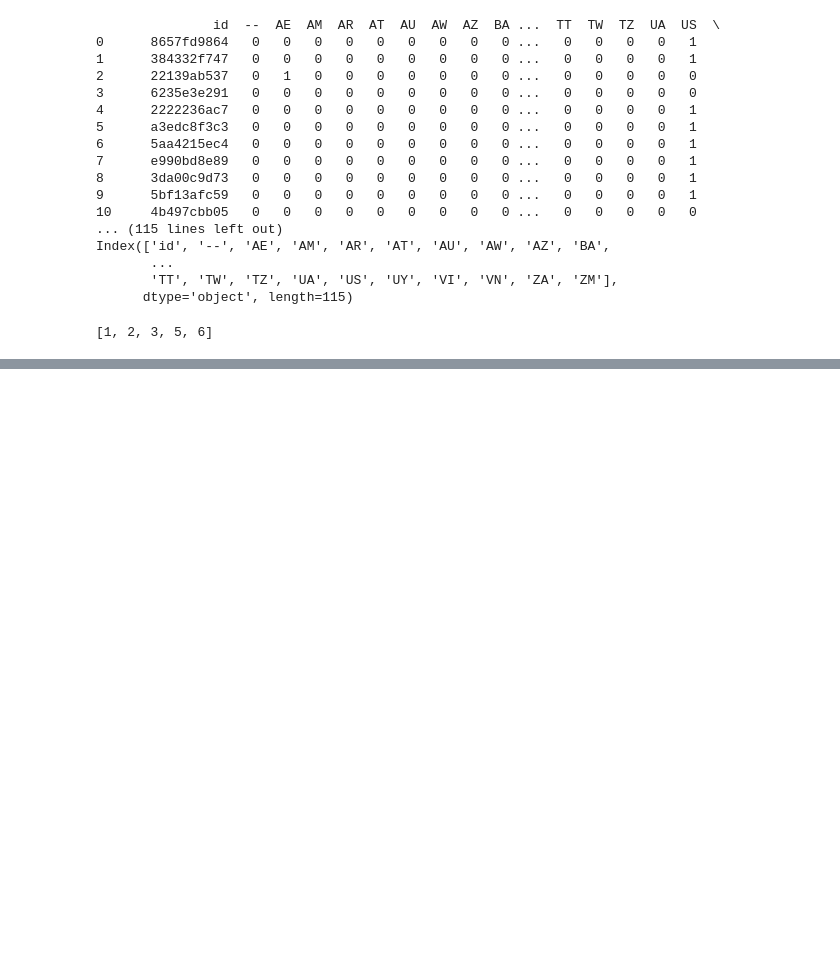
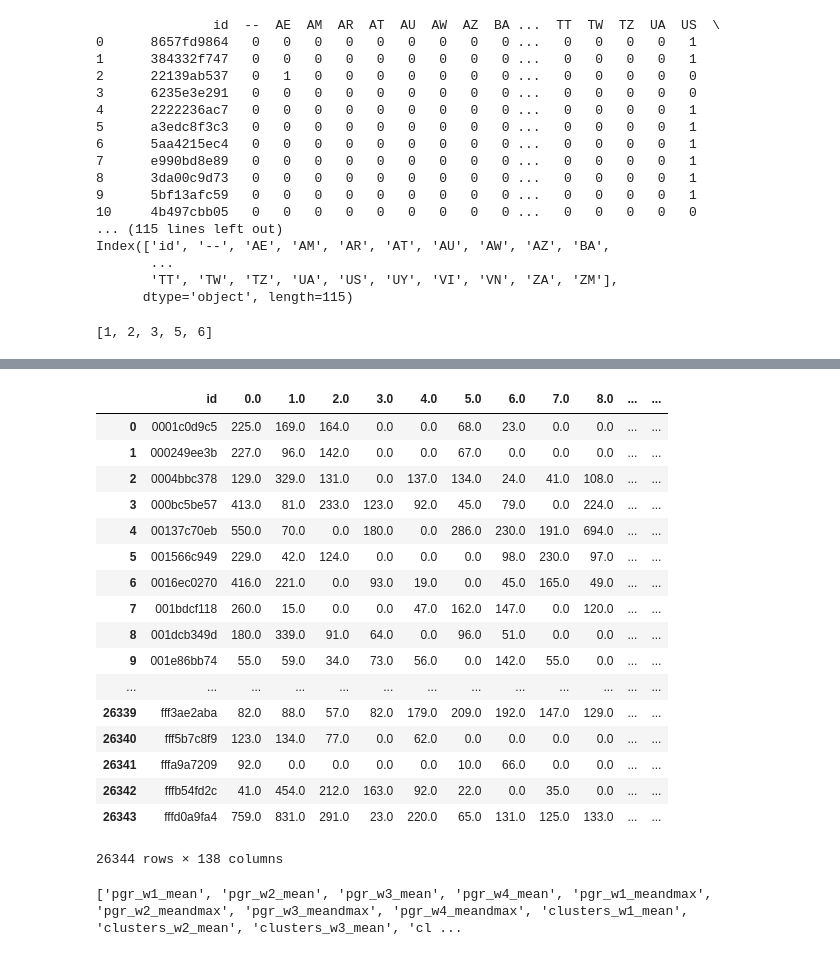
Before and after one commit to aakogtenkov/wg_summer_practice, a Jupyter notebook: main.ipynb, the cells around one changed output, grey strips where cells are left out. Saved outputs shown, nothing was run; the diff lists cells and outputs as text; code cells hidden in the pictures; blank space fills up the shorter version.

```diff
--- a/main.ipynb
+++ b/main.ipynb
@@ -463,22 +495,23 @@ dau_pact_table['w1_played'] = dau_pact_table[[3.0, 4, 5, 6, 7, 8, 9]].count(1)
 dau_pact_table['w2_played'] = dau_pact_table[[10.0, 11, 12, 13, 14, 15, 16]].count(1)
 dau_pact_table['w3_played'] = dau_pact_table[[17.0, 18, 19, 20, 21, 22, 23]].count(1)
 dau_pact_table['w4_played'] = dau_pact_table[[24.0, 25, 26, 27, 28, 29, 30]].count(1)
-dau_pact_table['w1_max'] = dau_pact_table[[3.0, 4, 5, 6, 7, 8, 9]].replace('NaN', 0).max(1)
-dau_pact_table['w2_max'] = dau_pact_table[[10.0, 11, 12, 13, 14, 15, 16]].replace('NaN', 0).max(1)
-dau_pact_table['w3_max'] = dau_pact_table[[17.0, 18, 19, 20, 21, 22, 23]].replace('NaN', 0).max(1)
-dau_pact_table['w4_max'] = dau_pact_table[[24.0, 25, 26, 27, 28, 29, 30]].replace('NaN', 0).max(1)
-dau_pact_table['w1_mean'] = dau_pact_table[[3.0, 4, 5, 6, 7, 8, 9]].replace('NaN', 0).mean(1)
-dau_pact_table['w2_mean'] = dau_pact_table[[10.0, 11, 12, 13, 14, 15, 16]].replace('NaN', 0).mean(1)
-dau_pact_table['w3_mean'] = dau_pact_table[[17.0, 18, 19, 20, 21, 22, 23]].replace('NaN', 0).mean(1)
-dau_pact_table['w4_mean'] = dau_pact_table[[24.0, 25, 26, 27, 28, 29, 30]].replace('NaN', 0).mean(1)
-dau_pact_table['w1_meandmax'] = (dau_pact_table['w1_mean'] / dau_pact_table['w1_max']).replace('NaN', 0)
-dau_pact_table['w2_meandmax'] = (dau_pact_table['w2_mean'] / dau_pact_table['w2_max']).replace('NaN', 0)
-dau_pact_table['w3_meandmax'] = (dau_pact_table['w3_mean'] / dau_pact_table['w3_max']).replace('NaN', 0)
-dau_pact_table['w4_meandmax'] = (dau_pact_table['w4_mean'] / dau_pact_table['w4_max']).replace('NaN', 0)
+#dau_pact_table['w1_max'] = dau_pact_table[[3.0, 4, 5, 6, 7, 8, 9]].replace('NaN', 0).max(1)
+#dau_pact_table['w2_max'] = dau_pact_table[[10.0, 11, 12, 13, 14, 15, 16]].replace('NaN', 0).max(1)
+#dau_pact_table['w3_max'] = dau_pact_table[[17.0, 18, 19, 20, 21, 22, 23]].replace('NaN', 0).max(1)
+#dau_pact_table['w4_max'] = dau_pact_table[[24.0, 25, 26, 27, 28, 29, 30]].replace('NaN', 0).max(1)
+#dau_pact_table['w1_mean'] = dau_pact_table[[3.0, 4, 5, 6, 7, 8, 9]].replace('NaN', 0).mean(1)
+#dau_pact_table['w2_mean'] = dau_pact_table[[10.0, 11, 12, 13, 14, 15, 16]].replace('NaN', 0).mean(1)
+#dau_pact_table['w3_mean'] = dau_pact_table[[17.0, 18, 19, 20, 21, 22, 23]].replace('NaN', 0).mean(1)
+#dau_pact_table['w4_mean'] = dau_pact_table[[24.0, 25, 26, 27, 28, 29, 30]].replace('NaN', 0).mean(1)
+#dau_pact_table['w1_meandmax'] = (dau_pact_table['w1_mean'] / dau_pact_table['w1_max']).replace('NaN', 0)
+#dau_pact_table['w2_meandmax'] = (dau_pact_table['w2_mean'] / dau_pact_table['w2_max']).replace('NaN', 0)
+#dau_pact_table['w3_meandmax'] = (dau_pact_table['w3_mean'] / dau_pact_table['w3_max']).replace('NaN', 0)
+#dau_pact_table['w4_meandmax'] = (dau_pact_table['w4_mean'] / dau_pact_table['w4_max']).replace('NaN', 0)
 dau_pact_table['result_played'] = dau_pact_table[[31.0, 32, 33, 34, 35, 36, 37,
                                                   38, 39, 40, 41, 42, 43, 44]].count(1)
 dau_pact_table['is_active'] = (dau_pact_table['result_played'] > 0) * 1
 dau_pact_table['result_category'] = (dau_pact_table['result_played'] / 4).round()
+clf_features += ['w1_played', 'w2_played', 'w3_played', 'w4_played']
 dau_pact_table = dau_pact_table.set_index('id')
 # %%
 print(dau_pact_table.columns)
@@ -554,0 +642,4 @@ print(clf_features)
+# %%
+pay_players_sessions = pd.read_csv('pay_players_sessions.csv')
+sum_len_sess = pay_players_sessions.pivot_table(values='session_length', columns=['day_n'], index=['id'], aggfunc='sum')
+n_sess = pay_players_sessions.pivot_table(values='session_length', columns=['day_n'], index=['id'], aggfunc='count')
@@ -554,0 +744,2 @@ print(clf_features)
+# %%
+dau_pact_table = pd.merge(dau_pact_table.reset_index(), sess_features, on='id', how='inner')
@@ -554,0 +759,25 @@ print(clf_features)
+# %%
+dau_pact_table.fillna(0)
+# %% [output]
+|  | id | 0.0 | 1.0 | 2.0 | 3.0 | 4.0 | 5.0 | 6.0 | 7.0 | 8.0 | ... | ... |
+| 0 | 0001c0d9c5 | 225.0 | 169.0 | 164.0 | 0.0 | 0.0 | 68.0 | 23.0 | 0.0 | 0.0 | ... | ... |
+| 1 | 000249ee3b | 227.0 | 96.0 | 142.0 | 0.0 | 0.0 | 67.0 | 0.0 | 0.0 | 0.0 | ... | ... |
+| 2 | 0004bbc378 | 129.0 | 329.0 | 131.0 | 0.0 | 137.0 | 134.0 | 24.0 | 41.0 | 108.0 | ... | ... |
+| 3 | 000bc5be57 | 413.0 | 81.0 | 233.0 | 123.0 | 92.0 | 45.0 | 79.0 | 0.0 | 224.0 | ... | ... |
+| 4 | 00137c70eb | 550.0 | 70.0 | 0.0 | 180.0 | 0.0 | 286.0 | 230.0 | 191.0 | 694.0 | ... | ... |
+| 5 | 001566c949 | 229.0 | 42.0 | 124.0 | 0.0 | 0.0 | 0.0 | 98.0 | 230.0 | 97.0 | ... | ... |
+| 6 | 0016ec0270 | 416.0 | 221.0 | 0.0 | 93.0 | 19.0 | 0.0 | 45.0 | 165.0 | 49.0 | ... | ... |
+| 7 | 001bdcf118 | 260.0 | 15.0 | 0.0 | 0.0 | 47.0 | 162.0 | 147.0 | 0.0 | 120.0 | ... | ... |
+| 8 | 001dcb349d | 180.0 | 339.0 | 91.0 | 64.0 | 0.0 | 96.0 | 51.0 | 0.0 | 0.0 | ... | ... |
+| 9 | 001e86bb74 | 55.0 | 59.0 | 34.0 | 73.0 | 56.0 | 0.0 | 142.0 | 55.0 | 0.0 | ... | ... |
+| ... | ... | ... | ... | ... | ... | ... | ... | ... | ... | ... | ... | ... |
+| 26339 | fff3ae2aba | 82.0 | 88.0 | 57.0 | 82.0 | 179.0 | 209.0 | 192.0 | 147.0 | 129.0 | ... | ... |
+| 26340 | fff5b7c8f9 | 123.0 | 134.0 | 77.0 | 0.0 | 62.0 | 0.0 | 0.0 | 0.0 | 0.0 | ... | ... |
+| 26341 | fffa9a7209 | 92.0 | 0.0 | 0.0 | 0.0 | 0.0 | 10.0 | 66.0 | 0.0 | 0.0 | ... | ... |
+| 26342 | fffb54fd2c | 41.0 | 454.0 | 212.0 | 163.0 | 92.0 | 22.0 | 0.0 | 35.0 | 0.0 | ... | ... |
+| 26343 | fffd0a9fa4 | 759.0 | 831.0 | 291.0 | 23.0 | 220.0 | 65.0 | 131.0 | 125.0 | 133.0 | ... | ... |
+26344 rows × 138 columns
+# %%
+print(clf_features)
+# %% [output]
+['pgr_w1_mean', 'pgr_w2_mean', 'pgr_w3_mean', 'pgr_w4_mean', 'pgr_w1_meandmax', 'pgr_w2_meandmax', 'pgr_w3_meandmax', 'pgr_w4_meandmax', 'clusters_w1_mean', 'clusters_w2_mean', 'clusters_w3_mean', 'cl ...
```
Also changed, not shown: parts of 14 cells of this notebook.
